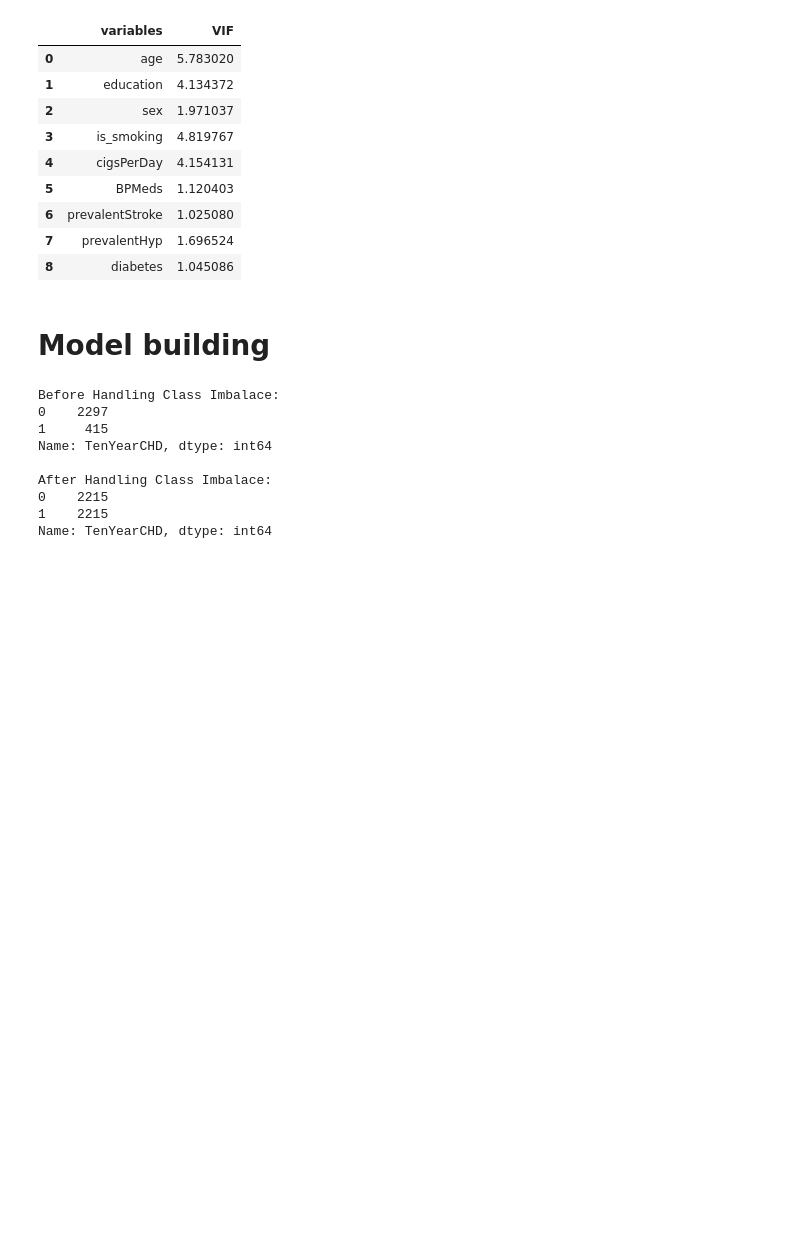
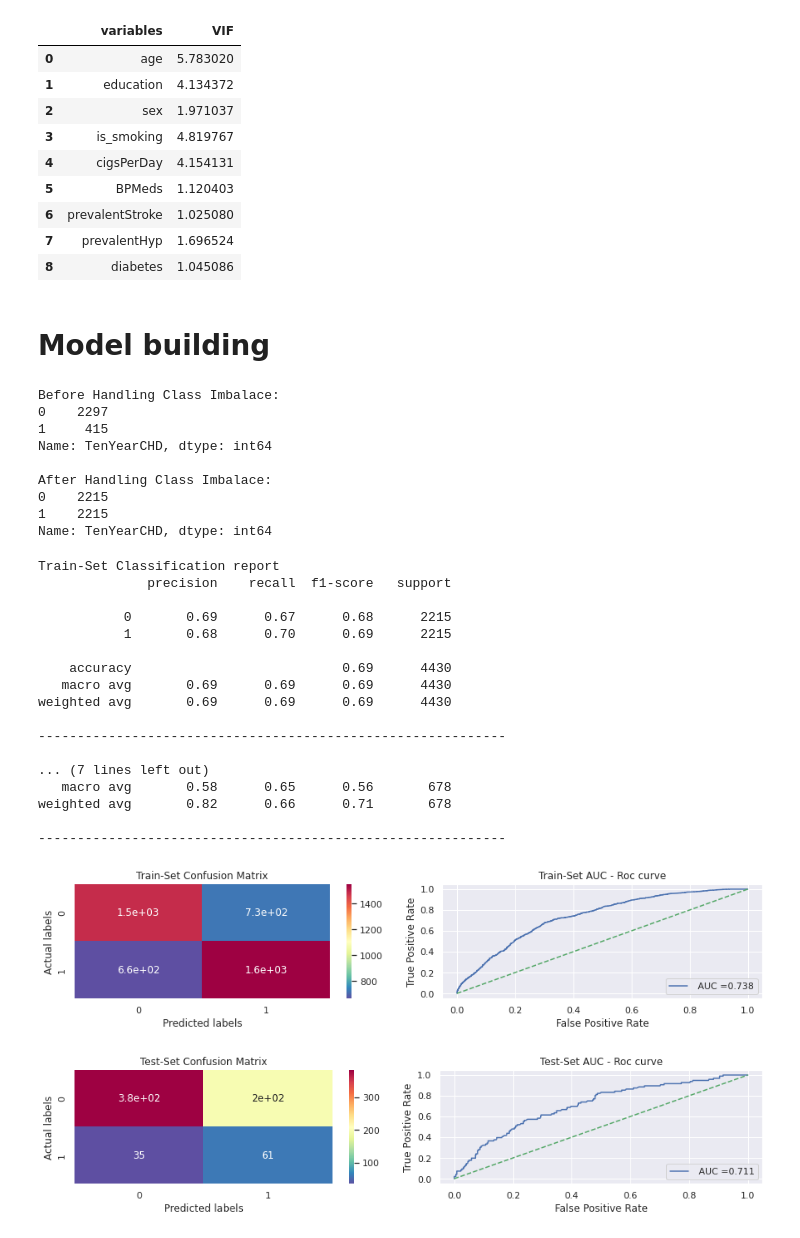
Before and after one commit to FarazAhmad2/Cardiovascular-Risk-Prediction, a Jupyter notebook: Cardiovascular_Risk_Prediction_Capstone_Project.ipynb, the cells around one changed output. Drawn from its saved outputs; the diff is of its cells as text; code cells hidden in the pictures; blank space fills up the shorter version.

```diff
--- a/Cardiovascular_Risk_Prediction_Capstone_Project.ipynb
+++ b/Cardiovascular_Risk_Prediction_Capstone_Project.ipynb
@@ -388,3 +392,40 @@ After Handling Class Imbalace:
 0    2215
 1    2215
 Name: TenYearCHD, dtype: int64
+# %%
+def ml_model(model,X_train,X_test,y_train,y_test):
+
+  # Fitting the model
+  model.fit(X_train,y_train)
+
+  for x,tru,label in ((X_train, y_train, 'Train-Set'),(X_test, y_test, "Test-Set")):
+
+    # Getting required metrics
+    preds = model.predict(x)
+    proba_preds = model.predict_proba(x)[:,1]
+    # report = pd.DataFrame(classification_report(y_pred=pred, y_true=act, output_dict=True))
+    fpr, tpr, thresholds = roc_curve(tru, proba_preds)
+
+    # Classification Report
+    print(f'{label} Classification report')
+    print(classification_report(tru,preds))
+    print('----'*15,'\n')
+
+     # Confusion Matrix
+    plt.figure(figsize=(18,3))
+    plt.subplot(1,3,2)
+    sns.heatmap(confusion_matrix(tru, preds), annot=True, cmap='Spectral_r')
+    plt.title(f'{label} Confusion Matrix')
+    plt.xlabel('Predicted labels')
+    plt.ylabel('Actual labels')
+
+    # AUC-ROC Curve
+    plt.subplot(1,3,3)
+    plt.plot(fpr, tpr, label=" AUC ="+str(round(auc(fpr, tpr),3)))
+    plt.plot([0,1],[0,1],'g--')
+    plt.legend(loc='lower right')
+    plt.xlabel("False Positive Rate")
+    plt.ylabel("True Positive Rate")
+    plt.title(f"{label} AUC - ROC curve")
+    plt.tight_layout()
+  plt.show()
@@ -390,0 +448,24 @@ Name: TenYearCHD, dtype: int64
+# %%
+# Fitting Logistic Regression Model
+lr = LogisticRegression(fit_intercept=True, max_iter=10000)
+ml_model(lr, X_smote, X_test, y_smote, y_test)
+# %% [output]
+Train-Set Classification report
+              precision    recall  f1-score   support
+
+           0       0.69      0.67      0.68      2215
+           1       0.68      0.70      0.69      2215
+
+    accuracy                           0.69      4430
+   macro avg       0.69      0.69      0.69      4430
+weighted avg       0.69      0.69      0.69      4430
+
+------------------------------------------------------------
+
+... (7 lines left out)
+   macro avg       0.58      0.65      0.56       678
+weighted avg       0.82      0.66      0.71       678
+
+------------------------------------------------------------
+[figure, added]
+[figure, added]
```
Also changed, not shown: parts of 4 cells of this notebook.
